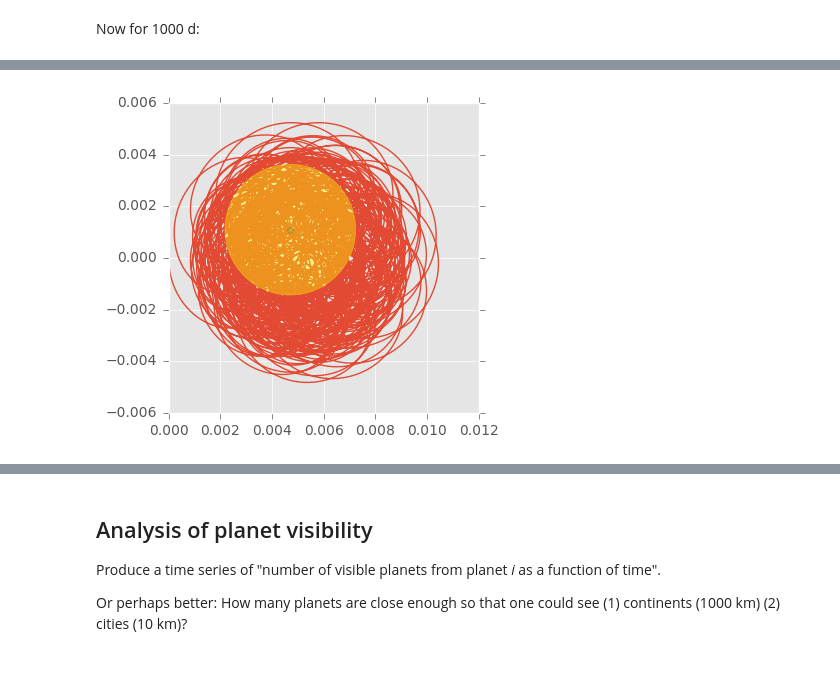
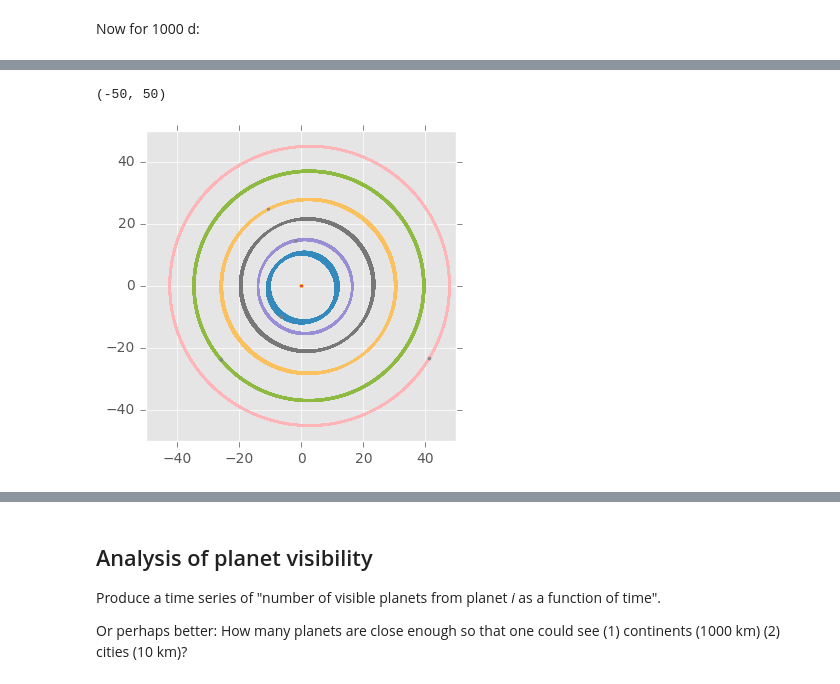
Before and after one commit to Py4Phy/project-trappist-system, a Jupyter notebook: solution/p2_solution.ipynb, the cells around one changed output, grey strips where cells are left out. Cells and saved outputs as stored; diff of their text form; code cells hidden in the pictures.

```diff
--- a/solution/p2_solution.ipynb
+++ b/solution/p2_solution.ipynb
@@ -379,7 +414,7 @@ plot_orbits(r)
-# %%
-r_star = r[:, 0][:, np.newaxis, :]
-plot_orbits(r_star)
-star_size = plt.Circle(r_star[-1, 0], star_radius_localunits, color='yellow', alpha=0.4, zorder=2)
-plt.gcf().gca().add_artist(star_size);
-# %% [output]
-[figure, removed]
+# %%
+ax = plot_orbits2(r, scale=10)
+ax.set_xlim(-50, 50)
+ax.set_ylim(-50, 50)
+# %% [output]
+(-50, 50)
+[figure, added]
```
Also changed, not shown: parts of 73 cells of this notebook.
